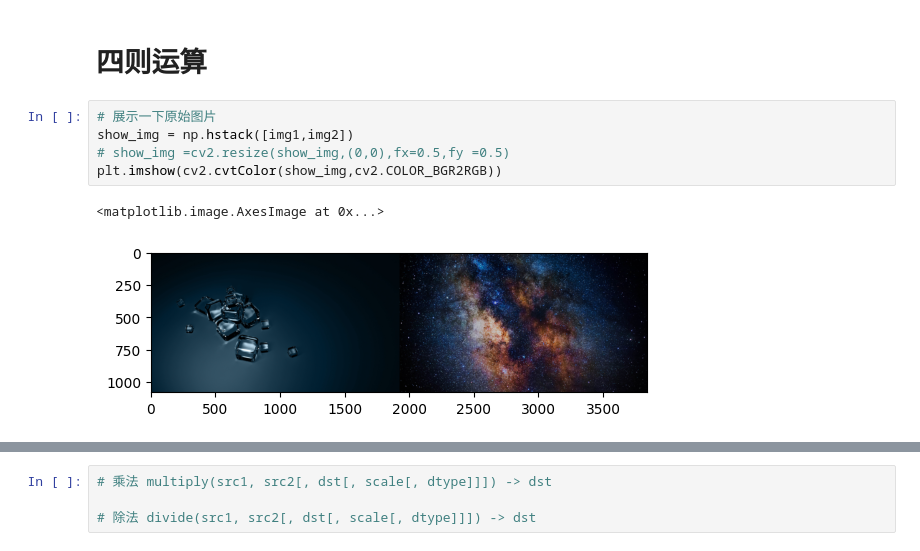
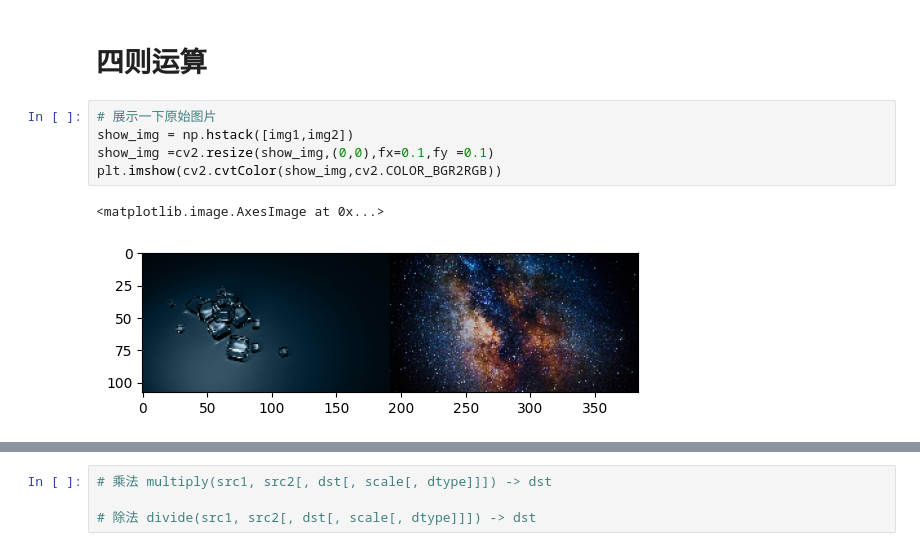
Before and after one commit to ZhangYangyong/ex_opencv_pythom, a Jupyter notebook: ex006_图像基本运算/ex006_图像基本运算.ipynb, the cells around one changed output, grey strips where cells are left out. Cells and saved outputs as stored; diff of their text form.

```diff
--- a/ex006_图像基本运算/ex006_图像基本运算.ipynb
+++ b/ex006_图像基本运算/ex006_图像基本运算.ipynb
@@ -10,11 +10,11 @@ img2 = cv2.imread('../data/002.jpg')
 # %%
 # 展示一下原始图片
 show_img = np.hstack([img1,img2])
-# show_img =cv2.resize(show_img,(0,0),fx=0.5,fy =0.5)
+show_img =cv2.resize(show_img,(0,0),fx=0.1,fy =0.1)
 plt.imshow(cv2.cvtColor(show_img,cv2.COLOR_BGR2RGB))
 # %% [output]
 <matplotlib.image.AxesImage at 0x...>
-[figure, old version]
+[figure, new version]
 # %%
 # 加法运算 cv2.add(src1, src2[, dst[, mask[, dtype]]]) -> dst
 # 相加操作要求两张图片维度相同 长宽,通道
```
Also changed, not shown: parts of 20 cells of this notebook, 11 other files.
